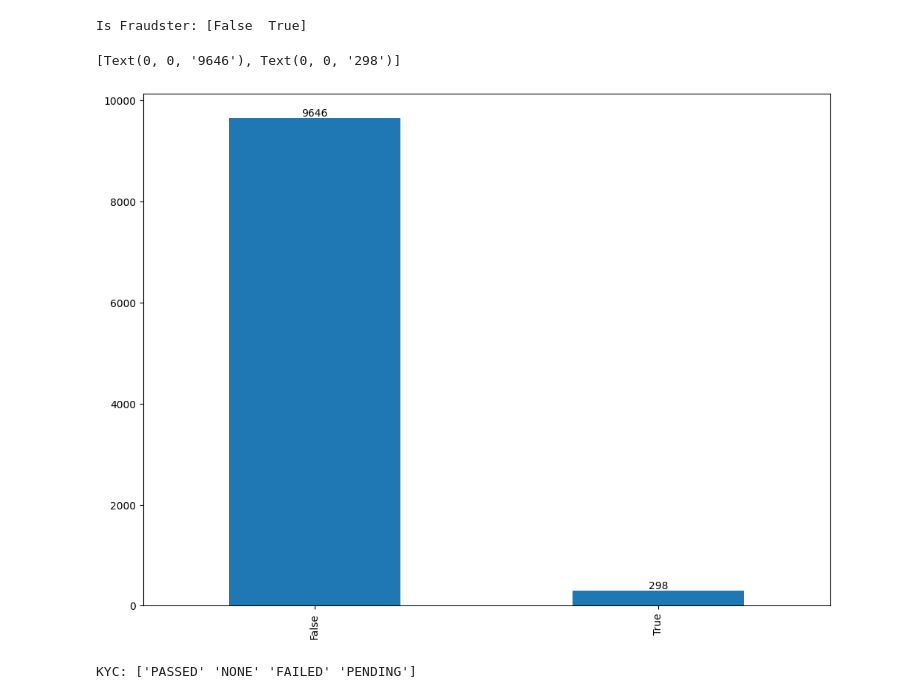
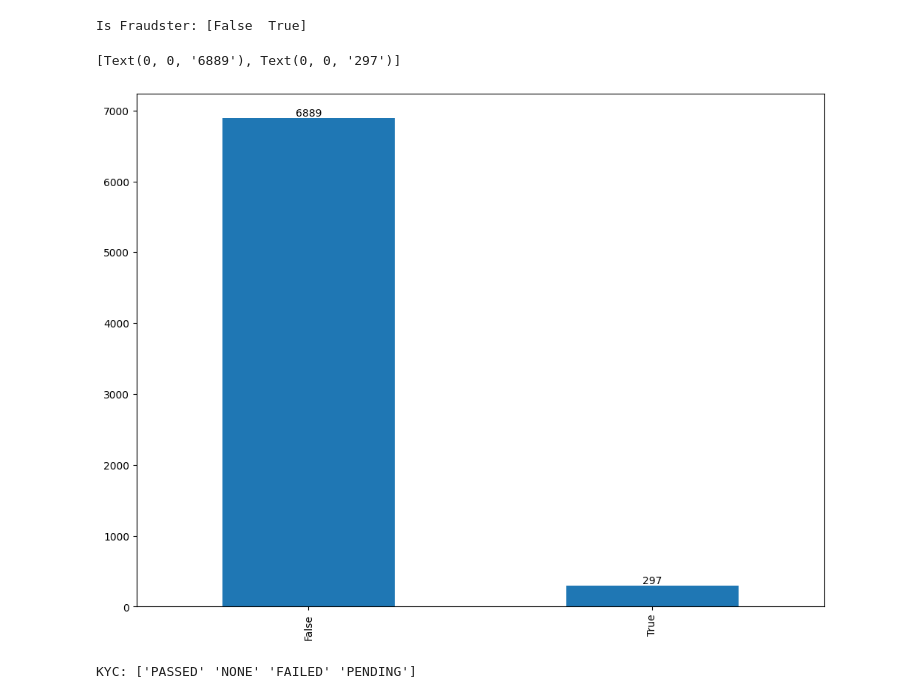
Before and after one commit to karthikvadlamani/revolut-fraudsters-detection, a Jupyter notebook: revolut_fraudsters_detection.ipynb, the cells around one changed output. Cells and saved outputs as stored; diff of their text form; code cells hidden in the pictures.

Commit message:
Feature Engineering on transactions dataset

```diff
--- a/revolut_fraudsters_detection.ipynb
+++ b/revolut_fraudsters_detection.ipynb
@@ -89,0 +194,19 @@ df_transactions.head()
+# %%
+df_transactions_summary = df_transactions_mid.reset_index(drop=True).groupby('user_id').agg({
+    'tx_date': 'max',
+    'is_weekend': 'sum',
+    'is_night': 'sum',
+    'customer_id_num_tx_1day_window': 'max',
+    'customer_id_avg_amount_1day_window': 'max',
+    'customer_id_num_tx_7day_window': 'max',
+    'customer_id_avg_amount_7day_window': 'max',
+    'customer_id_num_tx_30day_window': 'max',
+    'customer_id_avg_amount_30day_window': 'max',
+})
+
+df_transactions_summary = df_transactions_summary.rename(columns={'tx_date': 'most_recent_tx_date', 'is_weekend': 'num_tx_weekend', 'is_night': 'num_tx_night',
+                                                                  'customer_id_num_tx_1day_window': 'max_tx_1d', 'customer_id_avg_amount_1day_window': 'max_amt_1d', 'customer_id_num_tx_7day_window':
+                                                                  'max_tx_7d', 'customer_id_avg_amount_7day_window': 'max_amt_7d', 'customer_id_num_tx_30day_window': 'max_tx_30d',
+                                                                  'customer_id_avg_amount_30day_window': 'max_amt_30d'})
+df_transactions_summary = df_transactions_summary.dropna()
+df_transactions_summary
@@ -89,0 +248,4 @@ df_transactions.head()
+# %%
+df_final = df_users.merge(df_transactions_summary.dropna(
+), left_on='id', right_on='user_id', how='inner')
+df_final.head()
@@ -90,11 +259,11 @@ df_transactions.head()
 # %%
 # Visualize the target variable
-print(f'Is Fraudster: {df_users.is_fraudster.unique()}')
+print(f'Is Fraudster: {df_final.is_fraudster.unique()}')
 
-ax = df_users['is_fraudster'].value_counts().plot(kind='bar', figsize=(12,9))
+ax = df_final['is_fraudster'].value_counts().plot(kind='bar', figsize=(12, 9))
 ax.bar_label(ax.containers[0])
 # %% [output]
 Is Fraudster: [False  True]
-[Text(0, 0, '9646'), Text(0, 0, '298')]
+[Text(0, 0, '6889'), Text(0, 0, '297')]
-[figure, old version]
+[figure, new version]
 # %%
```
Also changed, not shown: parts of 21 cells of this notebook, 1 other file.
